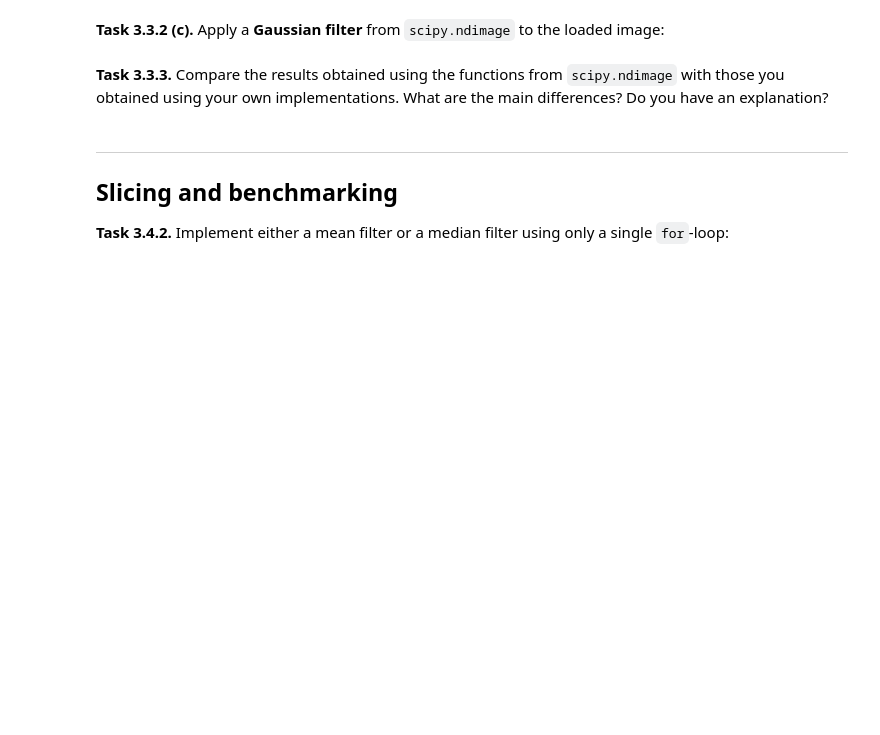
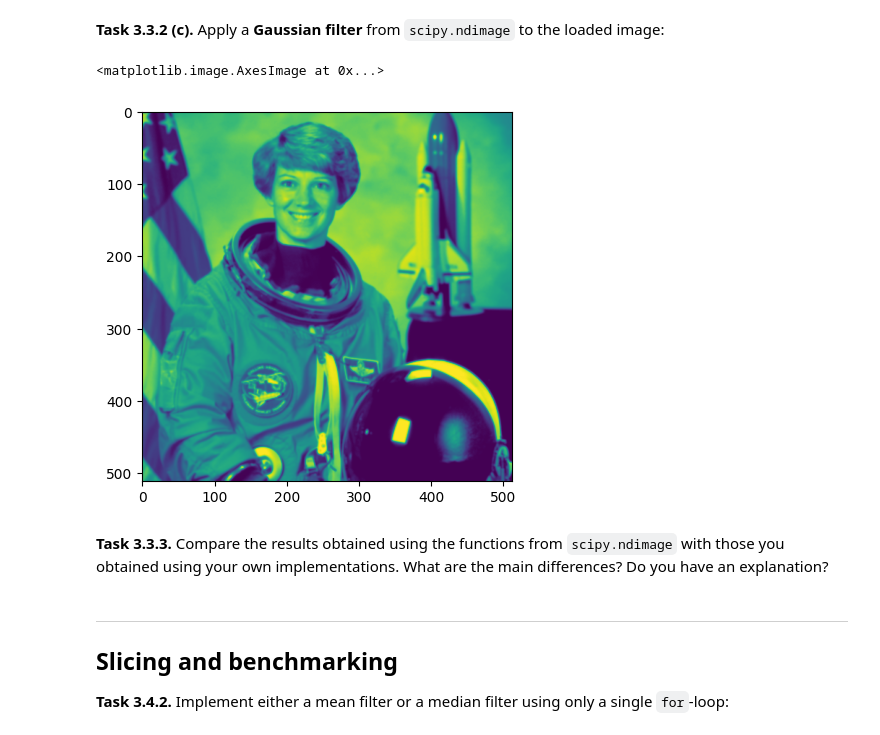
Before and after one commit to fedorbtv/mobi-fs3-python, a Jupyter notebook: task3.ipynb, the cells around one changed output. Cells and saved outputs as stored; diff of their text form; code cells hidden in the pictures; blank space fills up the shorter version.

```diff
--- a/task3.ipynb
+++ b/task3.ipynb
@@ -92,4 +111,9 @@ assert numpy.allclose(astro3, astromedian, atol=1/255)
 # %% [markdown]
 **<a id="#">Task 3.3.2 (c).</a>** Apply a **Gaussian filter** from `scipy.ndimage` to the loaded image:
+# %%
+plt.imshow(scipy.ndimage.gaussian_filter(astro, 1))
+# %% [output]
+<matplotlib.image.AxesImage at 0x...>
+[figure, added]
 # %% [markdown]
 **<a id="#">Task 3.3.3.</a>** Compare the results obtained using the functions from `scipy.ndimage` with those you obtained using your own implementations. What are the main differences? Do you have an explanation?
```
Also changed, not shown: parts of 5 cells of this notebook.
